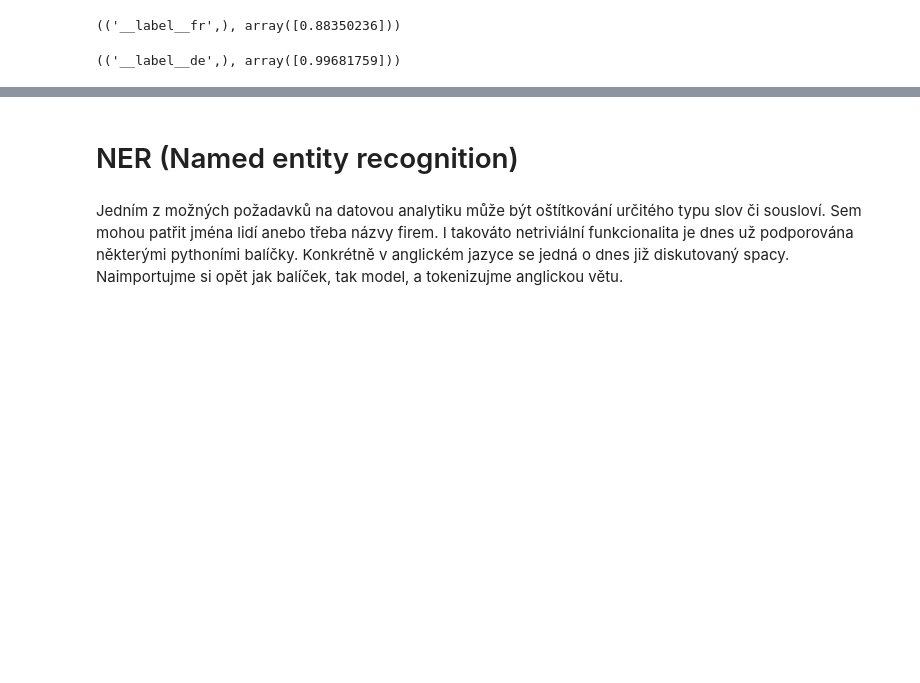
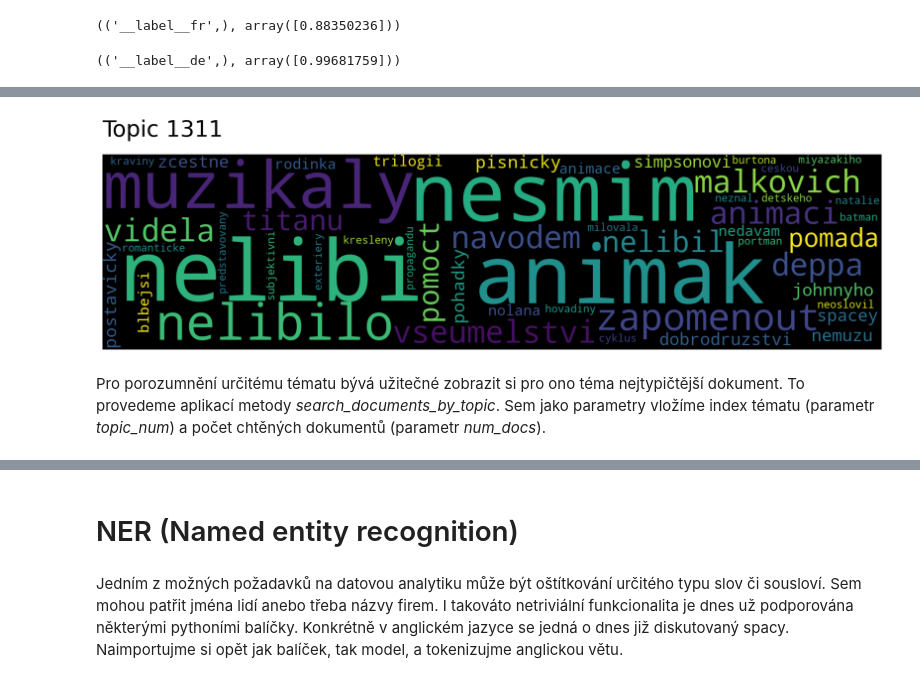
Before and after one commit to vitsaidl/workshops, a Jupyter notebook: text/text.ipynb, the cells around one changed output, grey strips where cells are left out. Saved outputs shown, nothing was run; the diff lists cells and outputs as text; code cells hidden in the pictures; blank space fills up the shorter version.

```diff
--- a/text/text.ipynb
+++ b/text/text.ipynb
@@ -1749,0 +1898,6 @@ model_pretrained_languages.predict(
+# %%
+model.generate_topic_wordcloud(1311)
+# %% [output]
+[figure, added]
+# %% [markdown]
+Pro porozumnění určitému tématu bývá užitečné zobrazit si pro ono téma nejtypičtější dokument. To provedeme aplikací metody *search_documents_by_topic*. Sem jako parametry vložíme index tématu (parametr *topic_num*) a počet chtěných dokumentů (parametr *num_docs*).
```
Also changed, not shown: parts of 41 cells of this notebook, 1 other file.
